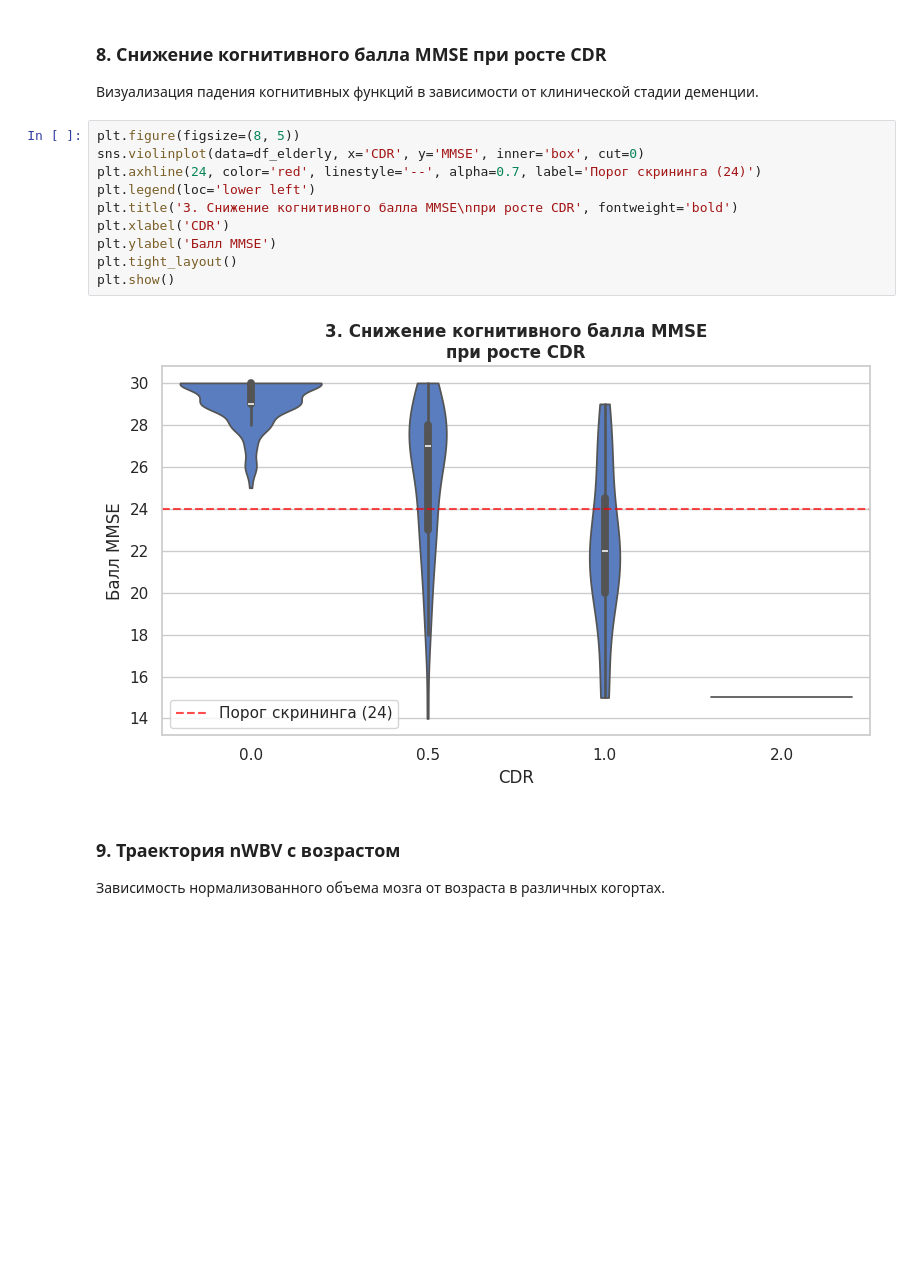
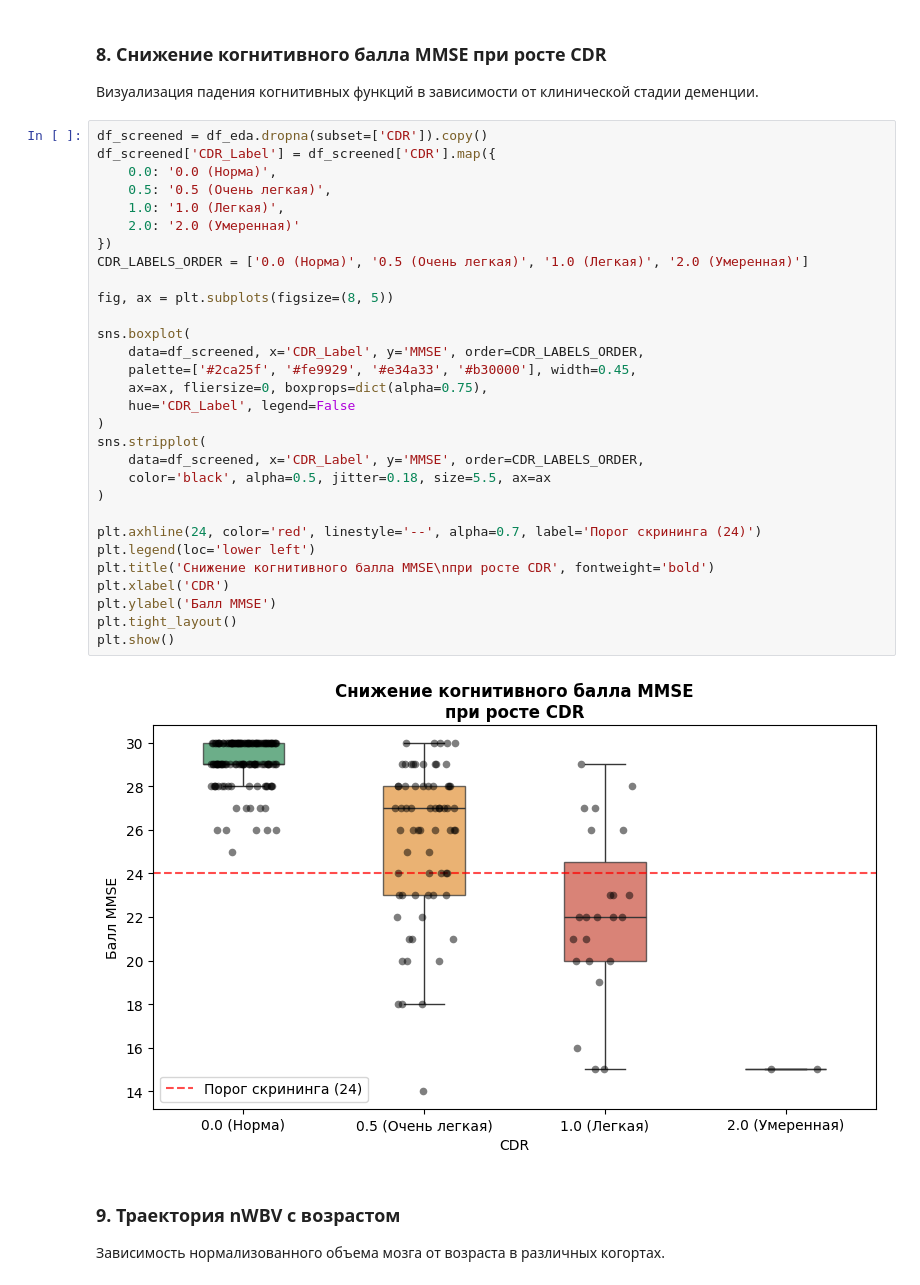
Before and after one commit to geoaxiom/hse_year_project_2026, a Jupyter notebook: notebooks/4_oasis_EDA_demographic_and_clinical.ipynb, the cells around one changed output. Drawn from its saved outputs; the diff is of its cells as text; blank space fills up the shorter version.

```diff
--- a/notebooks/4_oasis_EDA_demographic_and_clinical.ipynb
+++ b/notebooks/4_oasis_EDA_demographic_and_clinical.ipynb
@@ -226,17 +361,37 @@ plt.show()
 ### 8. Снижение когнитивного балла MMSE при росте CDR
 Визуализация падения когнитивных функций в зависимости от клинической стадии деменции.
 # %%
-plt.figure(figsize=(8, 5))
-sns.violinplot(data=df_elderly, x='CDR', y='MMSE', inner='box', cut=0)
+df_screened = df_eda.dropna(subset=['CDR']).copy()
+df_screened['CDR_Label'] = df_screened['CDR'].map({
+    0.0: '0.0 (Норма)',
+    0.5: '0.5 (Очень легкая)',
+    1.0: '1.0 (Легкая)',
+    2.0: '2.0 (Умеренная)'
+})
+CDR_LABELS_ORDER = ['0.0 (Норма)', '0.5 (Очень легкая)', '1.0 (Легкая)', '2.0 (Умеренная)']
+
+fig, ax = plt.subplots(figsize=(8, 5))
+
+sns.boxplot(
+    data=df_screened, x='CDR_Label', y='MMSE', order=CDR_LABELS_ORDER,
+    palette=['#2ca25f', '#fe9929', '#e34a33', '#b30000'], width=0.45,
+    ax=ax, fliersize=0, boxprops=dict(alpha=0.75),
+    hue='CDR_Label', legend=False
+)
+sns.stripplot(
+    data=df_screened, x='CDR_Label', y='MMSE', order=CDR_LABELS_ORDER,
+    color='black', alpha=0.5, jitter=0.18, size=5.5, ax=ax
+)
+
 plt.axhline(24, color='red', linestyle='--', alpha=0.7, label='Порог скрининга (24)')
 plt.legend(loc='lower left')
-plt.title('3. Снижение когнитивного балла MMSE\nпри росте CDR', fontweight='bold')
+plt.title('Снижение когнитивного балла MMSE\nпри росте CDR', fontweight='bold')
 plt.xlabel('CDR')
 plt.ylabel('Балл MMSE')
 plt.tight_layout()
 plt.show()
 # %% [output]
-[figure, old version]
+[figure, new version]
 # %% [markdown]
 ### 9. Траектория nWBV с возрастом
 Зависимость нормализованного объема мозга от возраста в различных когортах.
```
Also changed, not shown: parts of 24 cells of this notebook.
